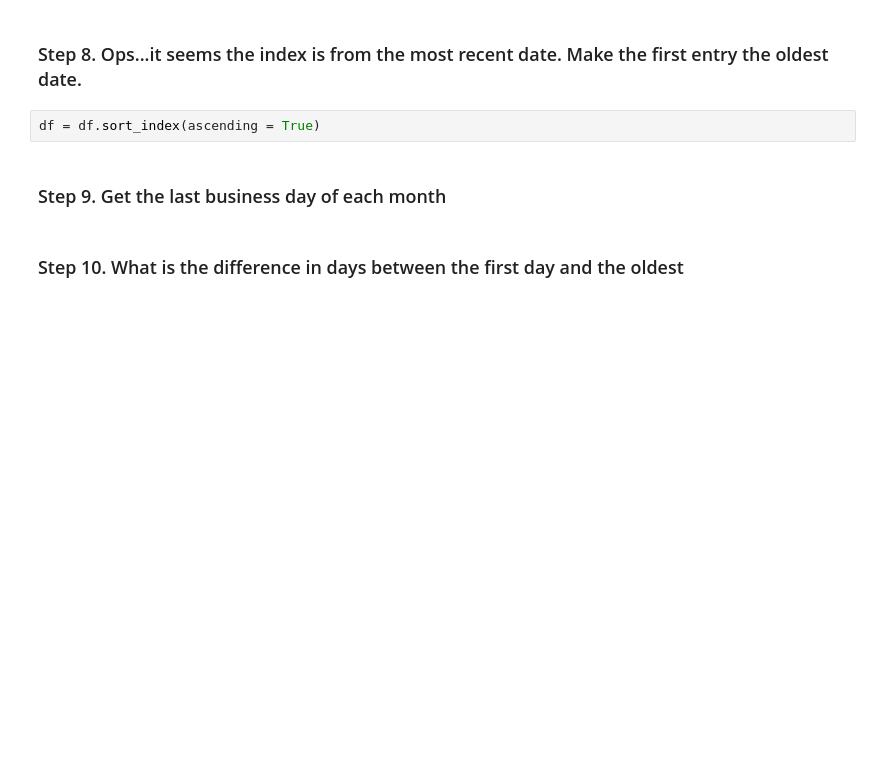
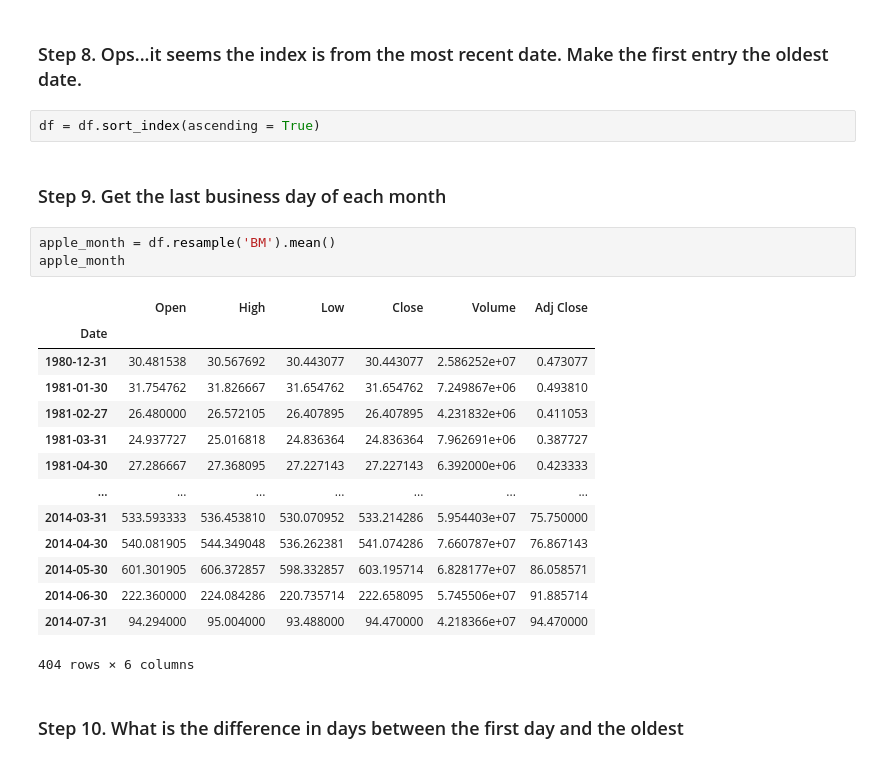
Before and after one commit to jayneld/pandas_exercises, a Jupyter notebook: 09_Time_Series/Apple_Stock/Exercises.ipynb, the cells around one changed output. Cells and saved outputs as stored; diff of their text form; blank space fills up the shorter version.

```diff
--- a/09_Time_Series/Apple_Stock/Exercises.ipynb
+++ b/09_Time_Series/Apple_Stock/Exercises.ipynb
@@ -86,5 +86,23 @@ True
 df = df.sort_index(ascending = True)
 # %% [markdown]
 ### Step 9. Get the last business day of each month
+# %%
+apple_month = df.resample('BM').mean()
+apple_month
+# %% [output]
+|  | Open | High | Low | Close | Volume | Adj Close |
+| Date |  |  |  |  |  |  |
+| 1980-12-31 | 30.481538 | 30.567692 | 30.443077 | 30.443077 | 2.586252e+07 | 0.473077 |
+| 1981-01-30 | 31.754762 | 31.826667 | 31.654762 | 31.654762 | 7.249867e+06 | 0.493810 |
+| 1981-02-27 | 26.480000 | 26.572105 | 26.407895 | 26.407895 | 4.231832e+06 | 0.411053 |
+| 1981-03-31 | 24.937727 | 25.016818 | 24.836364 | 24.836364 | 7.962691e+06 | 0.387727 |
+| 1981-04-30 | 27.286667 | 27.368095 | 27.227143 | 27.227143 | 6.392000e+06 | 0.423333 |
+| ... | ... | ... | ... | ... | ... | ... |
+| 2014-03-31 | 533.593333 | 536.453810 | 530.070952 | 533.214286 | 5.954403e+07 | 75.750000 |
+| 2014-04-30 | 540.081905 | 544.349048 | 536.262381 | 541.074286 | 7.660787e+07 | 76.867143 |
+| 2014-05-30 | 601.301905 | 606.372857 | 598.332857 | 603.195714 | 6.828177e+07 | 86.058571 |
+| 2014-06-30 | 222.360000 | 224.084286 | 220.735714 | 222.658095 | 5.745506e+07 | 91.885714 |
+| 2014-07-31 | 94.294000 | 95.004000 | 93.488000 | 94.470000 | 4.218366e+07 | 94.470000 |
+404 rows × 6 columns
 # %% [markdown]
 ### Step 10.  What is the difference in days between the first day and the oldest
```
Also changed, not shown: parts of 3 cells of this notebook, 1 other file.
